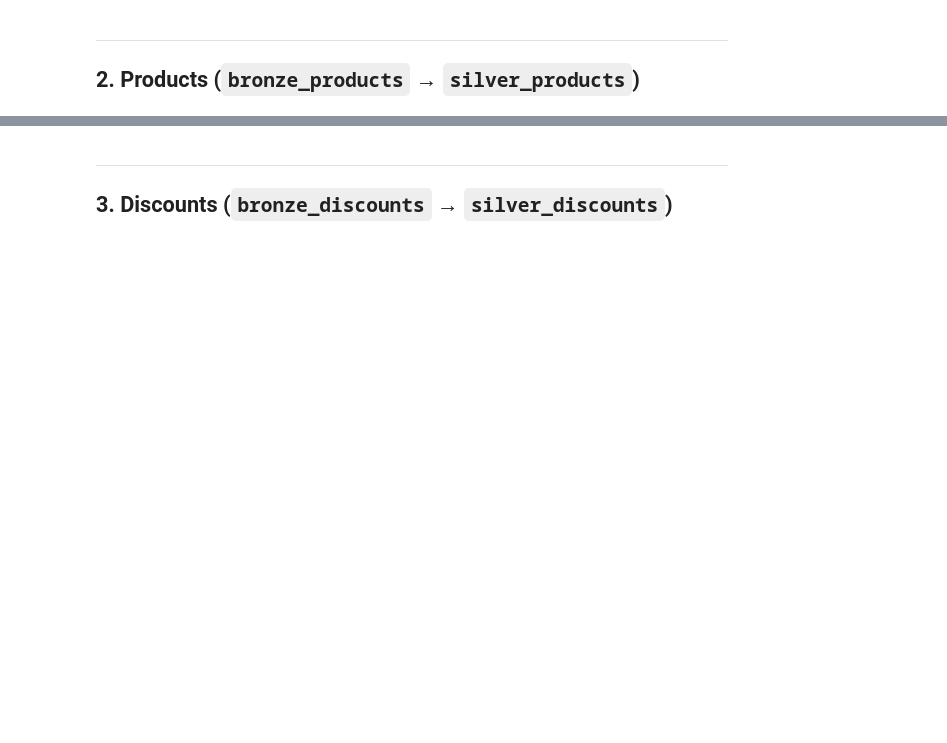
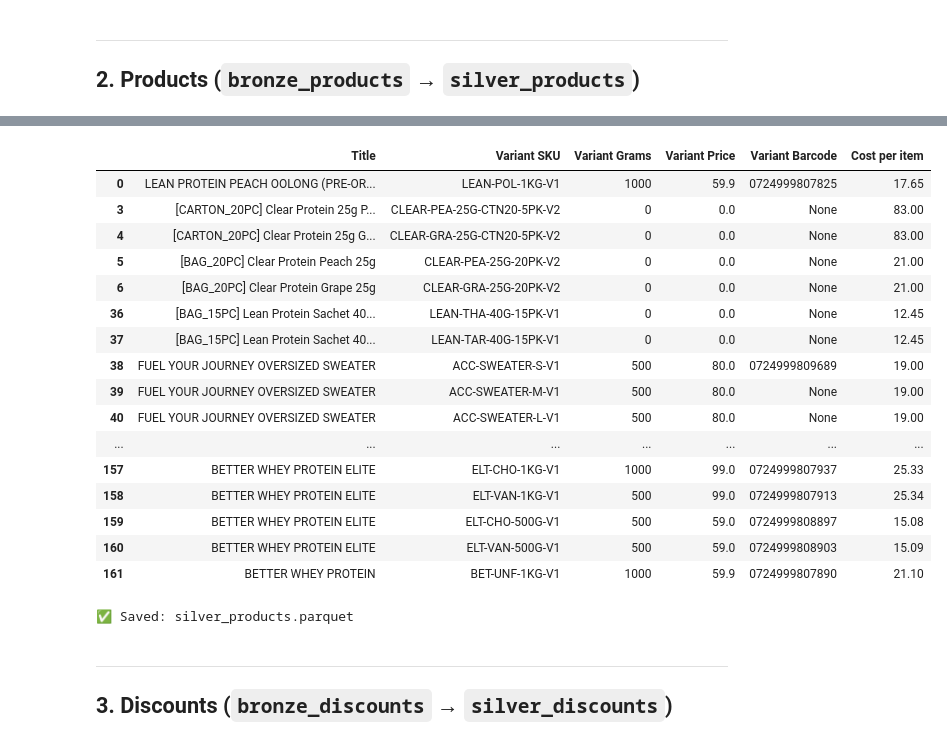
Before and after one commit to alvdoan/Applied-Data-Group-Project, a Jupyter notebook: 02_silver_cleaning_draft.ipynb, the cells around one changed output, grey strips where cells are left out. Saved outputs shown, nothing was run; the diff lists cells and outputs as text; code cells hidden in the pictures; blank space fills up the shorter version.

Commit message:
Updated bronze and silver layer notebooks, and included new gold layer notebooks.

```diff
--- a/02_silver_cleaning_draft.ipynb
+++ b/02_silver_cleaning_draft.ipynb
@@ -73,7 +81,7 @@ print("✅ Helpers loaded")
 ---
 ## 1. Orders (`bronze_orders` → `silver_orders`)
 # %%
-df = pd.read_parquet(os.path.join(BRONZE_DIR, 'bronze_orders.parquet'))
+df = pd.read_parquet(BRONZE_DIR / 'bronze_orders.parquet')
 df_raw = df.copy()
 print(f"Loaded: {df.shape[0]:,} rows × {df.shape[1]} cols")
 display(df.head(3))
@@ -133,7 +228,7 @@ print("\n✅ Saved: silver_orders.parquet")
 ---
 ## 2. Products (`bronze_products` → `silver_products`)
 # %%
-df = pd.read_parquet(os.path.join(BRONZE_DIR, 'bronze_products.parquet'))
+df = pd.read_parquet(BRONZE_DIR / 'bronze_products.parquet')
 df_raw = df.copy()
 print(f"Loaded: {df.shape[0]:,} rows × {df.shape[1]} cols")
 display(df.head(3))
@@ -140,28 +240,0 @@ display(df.head(3))
-# %%
-# ── 2.1  Drop fully empty rows ────────────────────────────────────────────────
-df = df.dropna(how='all')
-
-# ── 2.2  Normalise SKU — strip whitespace, uppercase ──────────────────────────
-if 'Variant SKU' in df.columns:
-    df['Variant SKU'] = df['Variant SKU'].str.strip().str.upper()
-
-# ── 2.3  Deduplicate on SKU (keep first) ─────────────────────────────────────
-if 'Variant SKU' in df.columns:
-    df = df.drop_duplicates(subset=['Variant SKU'], keep='first')
-
-# ── 2.4  Cast numeric pricing columns ────────────────────────────────────────
-price_cols = ['Variant Price', 'Variant Compare At Price', 'Variant Grams', 'Variant Inventory Qty']
-for col in price_cols:
-    if col in df.columns:
-        df[col] = safe_to_numeric(df[col])
-
-# ── 2.5  Normalise text fields ────────────────────────────────────────────────
-for col in ['Title', 'Product Type', 'Vendor', 'Status']:
-    if col in df.columns:
-        df[col] = df[col].str.strip()
-
-if 'Status' in df.columns:
-    df['Status'] = df['Status'].str.lower()
-
-silver_products = df
-cleaning_report(df_raw, silver_products, 'silver_products')
@@ -168,7 +297,26 @@ cleaning_report(df_raw, silver_products, 'silver_products')
 # %%
-display(silver_products.head(3))
-silver_products.to_parquet(os.path.join(SILVER_DIR, 'silver_products.parquet'), index=False)
+display(silver_products.head(56))
+silver_products.to_parquet(SILVER_DIR / 'silver_products.parquet', index=False)
 print("✅ Saved: silver_products.parquet")
+# %% [output]
+|  | Title | Variant SKU | Variant Grams | Variant Price | Variant Barcode | Cost per item |
+| 0 | LEAN PROTEIN PEACH OOLONG (PRE-OR... | LEAN-POL-1KG-V1 | 1000 | 59.9 | 0724999807825 | 17.65 |
+| 3 | [CARTON_20PC] Clear Protein 25g P... | CLEAR-PEA-25G-CTN20-5PK-V2 | 0 | 0.0 | None | 83.00 |
+| 4 | [CARTON_20PC] Clear Protein 25g G... | CLEAR-GRA-25G-CTN20-5PK-V2 | 0 | 0.0 | None | 83.00 |
+| 5 | [BAG_20PC] Clear Protein Peach 25g | CLEAR-PEA-25G-20PK-V2 | 0 | 0.0 | None | 21.00 |
+| 6 | [BAG_20PC] Clear Protein Grape 25g | CLEAR-GRA-25G-20PK-V2 | 0 | 0.0 | None | 21.00 |
+| 36 | [BAG_15PC] Lean Protein Sachet 40... | LEAN-THA-40G-15PK-V1 | 0 | 0.0 | None | 12.45 |
+| 37 | [BAG_15PC] Lean Protein Sachet 40... | LEAN-TAR-40G-15PK-V1 | 0 | 0.0 | None | 12.45 |
+| 38 | FUEL YOUR JOURNEY OVERSIZED SWEATER | ACC-SWEATER-S-V1 | 500 | 80.0 | 0724999809689 | 19.00 |
+| 39 | FUEL YOUR JOURNEY OVERSIZED SWEATER | ACC-SWEATER-M-V1 | 500 | 80.0 | None | 19.00 |
+| 40 | FUEL YOUR JOURNEY OVERSIZED SWEATER | ACC-SWEATER-L-V1 | 500 | 80.0 | None | 19.00 |
+| ... | ... | ... | ... | ... | ... | ... |
+| 157 | BETTER WHEY PROTEIN ELITE | ELT-CHO-1KG-V1 | 1000 | 99.0 | 0724999807937 | 25.33 |
+| 158 | BETTER WHEY PROTEIN ELITE | ELT-VAN-1KG-V1 | 500 | 99.0 | 0724999807913 | 25.34 |
+| 159 | BETTER WHEY PROTEIN ELITE | ELT-CHO-500G-V1 | 500 | 59.0 | 0724999808897 | 15.08 |
+| 160 | BETTER WHEY PROTEIN ELITE | ELT-VAN-500G-V1 | 500 | 59.0 | 0724999808903 | 15.09 |
+| 161 | BETTER WHEY PROTEIN | BET-UNF-1KG-V1 | 1000 | 59.9 | 0724999807890 | 21.10 |
+✅ Saved: silver_products.parquet
 # %% [markdown]
 ---
 ## 3. Discounts (`bronze_discounts` → `silver_discounts`)
```
Also changed, not shown: parts of 44 cells of this notebook, 3 other files.
